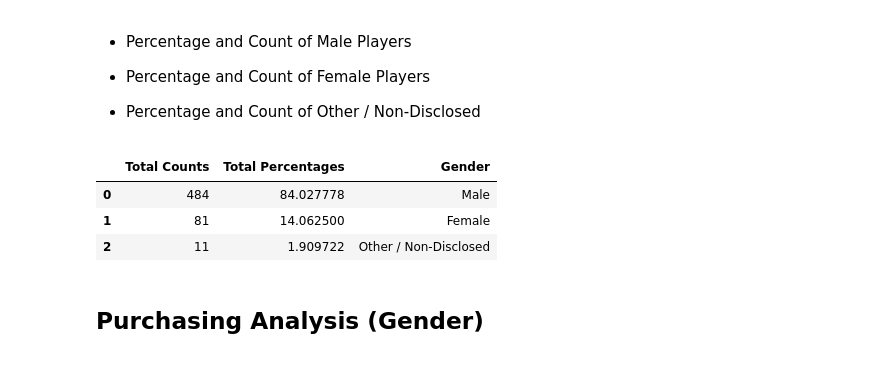
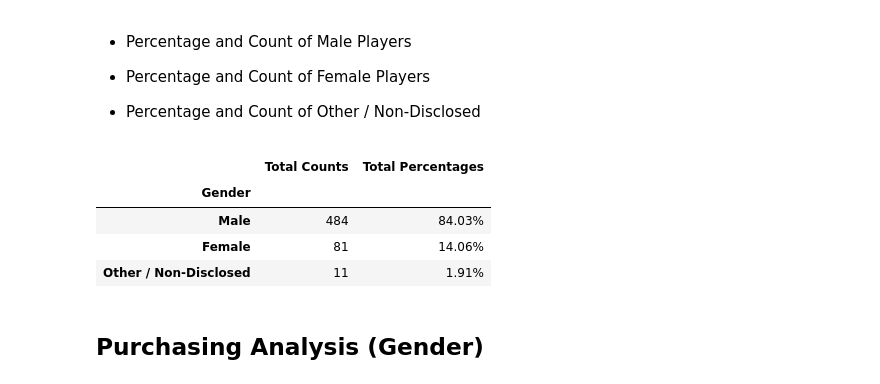
Before and after one commit to michellesimek/pandas-challenge, a Jupyter notebook: HeroesofPymoli/HeroesOfPymoli_starter.ipynb, the cells around one changed output. Saved outputs shown, nothing was run; the diff lists cells and outputs as text; code cells hidden in the pictures.

```diff
--- a/HeroesofPymoli/HeroesOfPymoli_starter.ipynb
+++ b/HeroesofPymoli/HeroesOfPymoli_starter.ipynb
@@ -81,20 +81,22 @@ purchase_summary_df
 # %%
 male_players = purchase_data.loc[purchase_data["Gender"] == "Male", "SN"].nunique()
 female_players = purchase_data.loc[purchase_data["Gender"] == "Female", "SN"].nunique()
 other_players = purchase_data.loc[purchase_data["Gender"] == "Other / Non-Disclosed", "SN"].nunique()
 total_players = male_players + female_players + other_players
 male_player_perc = male_players / total_players * 100
 female_player_perc = female_players / total_players * 100
 other_player_perc = other_players / total_players * 100
 gender_demographics = pd.DataFrame({"Total Counts": [male_players, female_players, other_players],
                                    "Total Percentages": [male_player_perc, female_player_perc, other_player_perc],
-                                   "Gender": ["Male", "Female", "Other / Non-Disclosed"]})
+                                   "Gender": ["Male", "Female", "Other / Non-Disclosed"]}).set_index("Gender")
+gender_demographics["Total Percentages"] = gender_demographics["Total Percentages"].map('{:.2f}%'.format)
 gender_demographics
 # %% [output]
-|  | Total Counts | Total Percentages | Gender |
-| 0 | 484 | 84.027778 | Male |
-| 1 | 81 | 14.062500 | Female |
-| 2 | 11 | 1.909722 | Other / Non-Disclosed |
+|  | Total Counts | Total Percentages |
+| Gender |  |  |
+| Male | 484 | 84.03% |
+| Female | 81 | 14.06% |
+| Other / Non-Disclosed | 11 | 1.91% |
 # %% [markdown]
 
 ## Purchasing Analysis (Gender)
```
Also changed, not shown: parts of 7 cells of this notebook.
